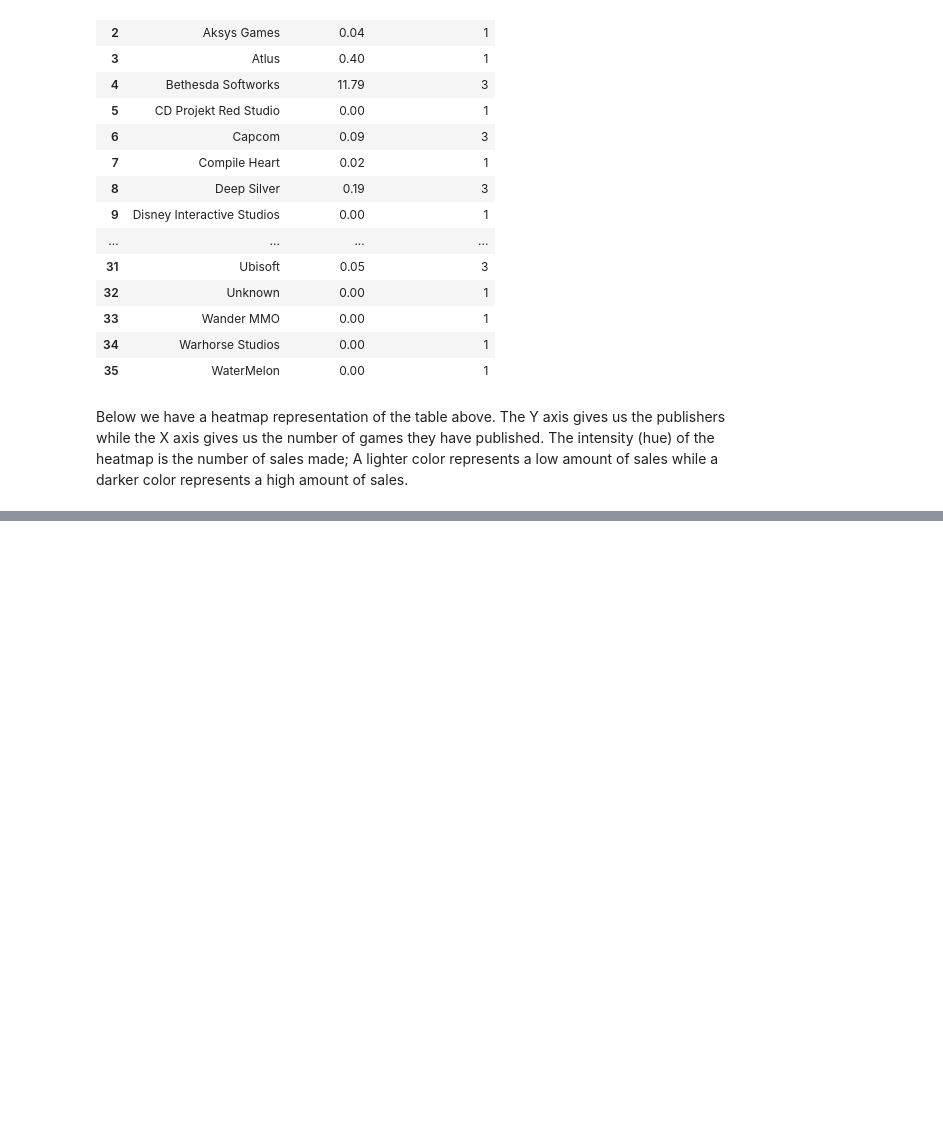
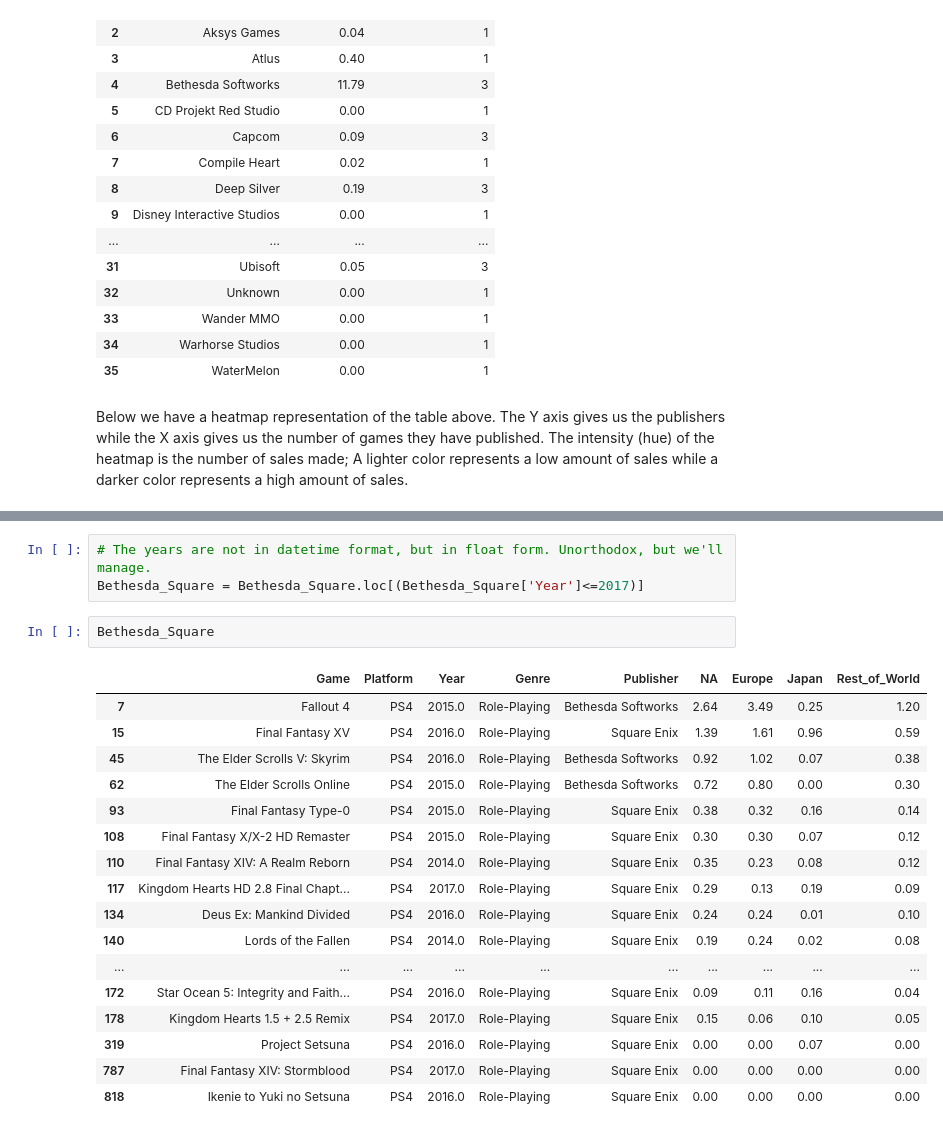
Before and after one commit to nahianjahangir/PS4_Consumer_Analytics, a Jupyter notebook: PS4_Analytics.ipynb, the cells around one changed output, grey strips where cells are left out. Cells and saved outputs as stored; diff of their text form; blank space fills up the shorter version.

Commit message:
Added a bunch of stuff to this hobbyist project

```diff
--- a/PS4_Analytics.ipynb
+++ b/PS4_Analytics.ipynb
@@ -204,0 +243,23 @@ plt.show()
+# %%
+# The years are not in datetime format, but in float form. Unorthodox, but we'll manage.
+Bethesda_Square = Bethesda_Square.loc[(Bethesda_Square['Year']<=2017)]
+# %%
+Bethesda_Square
+# %% [output]
+|  | Game | Platform | Year | Genre | Publisher | NA | Europe | Japan | Rest_of_World |
+| 7 | Fallout 4 | PS4 | 2015.0 | Role-Playing | Bethesda Softworks | 2.64 | 3.49 | 0.25 | 1.20 |
+| 15 | Final Fantasy XV | PS4 | 2016.0 | Role-Playing | Square Enix | 1.39 | 1.61 | 0.96 | 0.59 |
+| 45 | The Elder Scrolls V: Skyrim | PS4 | 2016.0 | Role-Playing | Bethesda Softworks | 0.92 | 1.02 | 0.07 | 0.38 |
+| 62 | The Elder Scrolls Online | PS4 | 2015.0 | Role-Playing | Bethesda Softworks | 0.72 | 0.80 | 0.00 | 0.30 |
+| 93 | Final Fantasy Type-0 | PS4 | 2015.0 | Role-Playing | Square Enix | 0.38 | 0.32 | 0.16 | 0.14 |
+| 108 | Final Fantasy X/X-2 HD Remaster | PS4 | 2015.0 | Role-Playing | Square Enix | 0.30 | 0.30 | 0.07 | 0.12 |
+| 110 | Final Fantasy XIV: A Realm Reborn | PS4 | 2014.0 | Role-Playing | Square Enix | 0.35 | 0.23 | 0.08 | 0.12 |
+| 117 | Kingdom Hearts HD 2.8 Final Chapt... | PS4 | 2017.0 | Role-Playing | Square Enix | 0.29 | 0.13 | 0.19 | 0.09 |
+| 134 | Deus Ex: Mankind Divided | PS4 | 2016.0 | Role-Playing | Square Enix | 0.24 | 0.24 | 0.01 | 0.10 |
+| 140 | Lords of the Fallen | PS4 | 2014.0 | Role-Playing | Square Enix | 0.19 | 0.24 | 0.02 | 0.08 |
+| ... | ... | ... | ... | ... | ... | ... | ... | ... | ... |
+| 172 | Star Ocean 5: Integrity and Faith... | PS4 | 2016.0 | Role-Playing | Square Enix | 0.09 | 0.11 | 0.16 | 0.04 |
+| 178 | Kingdom Hearts 1.5 + 2.5 Remix | PS4 | 2017.0 | Role-Playing | Square Enix | 0.15 | 0.06 | 0.10 | 0.05 |
+| 319 | Project Setsuna | PS4 | 2016.0 | Role-Playing | Square Enix | 0.00 | 0.00 | 0.07 | 0.00 |
+| 787 | Final Fantasy XIV: Stormblood | PS4 | 2017.0 | Role-Playing | Square Enix | 0.00 | 0.00 | 0.00 | 0.00 |
+| 818 | Ikenie to Yuki no Setsuna | PS4 | 2016.0 | Role-Playing | Square Enix | 0.00 | 0.00 | 0.00 | 0.00 |
```
Also changed, not shown: parts of 27 cells of this notebook.
